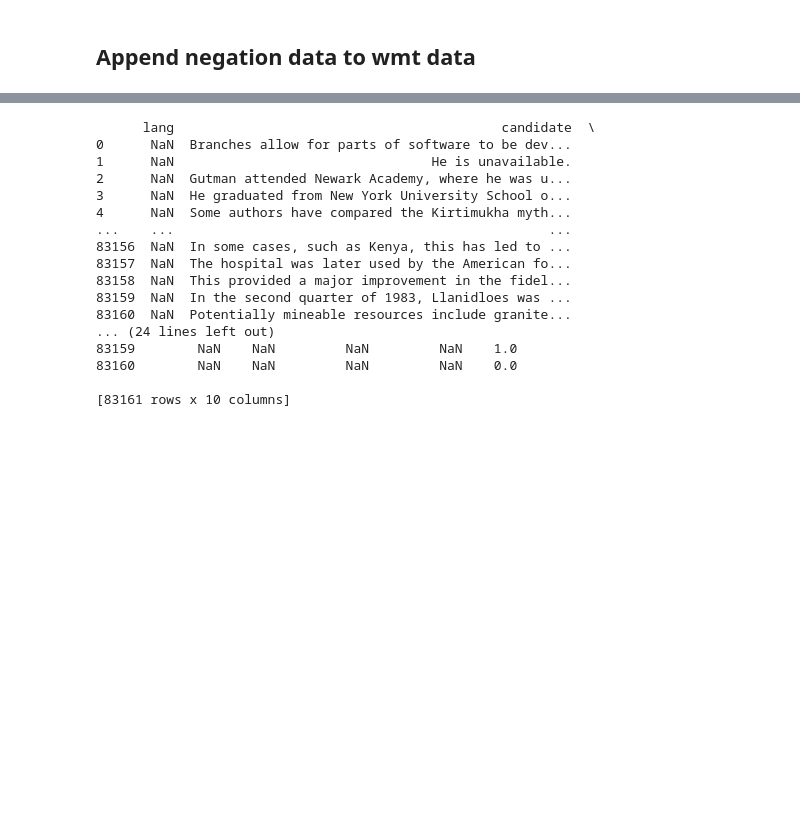
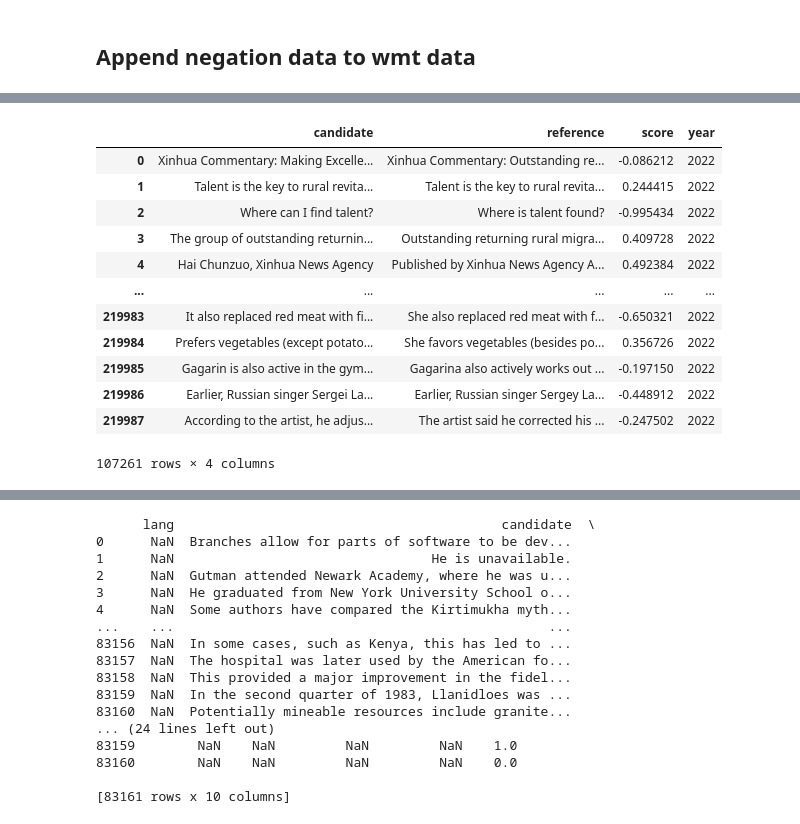
Before and after one commit to MiriUll/negation_aware_evaluation, a Jupyter notebook: dataset_preparation.ipynb, the cells around one changed output, grey strips where cells are left out. Drawn from its saved outputs; the diff is of its cells as text; code cells hidden in the pictures; blank space fills up the shorter version.

```diff
--- a/dataset_preparation.ipynb
+++ b/dataset_preparation.ipynb
@@ -287 +312,27 @@ wmt_train
+# %%
+## Load WMT from homepage download
+def load_and_rename_data(filename:str, year:int) -> pd.DataFrame:
+    dat = pd.read_csv(filename)
+    dat = dat[dat.lp.str.endswith('en')]
+    dat.drop(['src', 'raw', 'annotators', 'domain', 'lp'], inplace=True, axis=1)
+    dat.rename(columns={'ref': 'reference', 'mt':'candidate'}, inplace=True)
+    dat['year'] = year
+    return dat
+
+wmt_data = load_and_rename_data('wmt_data/2021-da.csv', 2022)
+wmt_data
+# %% [output]
+|  | candidate | reference | score | year |
+| 0 | Xinhua Commentary: Making Excelle... | Xinhua Commentary: Outstanding re... | -0.086212 | 2022 |
+| 1 | Talent is the key to rural revita... | Talent is the key to rural revita... | 0.244415 | 2022 |
+| 2 | Where can I find talent? | Where is talent found? | -0.995434 | 2022 |
+| 3 | The group of outstanding returnin... | Outstanding returning rural migra... | 0.409728 | 2022 |
+| 4 | Hai Chunzuo, Xinhua News Agency | Published by Xinhua News Agency A... | 0.492384 | 2022 |
+| ... | ... | ... | ... | ... |
+| 219983 | It also replaced red meat with fi... | She also replaced red meat with f... | -0.650321 | 2022 |
+| 219984 | Prefers vegetables (except potato... | She favors vegetables (besides po... | 0.356726 | 2022 |
+| 219985 | Gagarin is also active in the gym... | Gagarina also actively works out ... | -0.197150 | 2022 |
+| 219986 | Earlier, Russian singer Sergei La... | Earlier, Russian singer Sergey La... | -0.448912 | 2022 |
+| 219987 | According to the artist, he adjus... | The artist said he corrected his ... | -0.247502 | 2022 |
+107261 rows × 4 columns
 # %%
```
Also changed, not shown: parts of 10 cells of this notebook, 2 other files.
